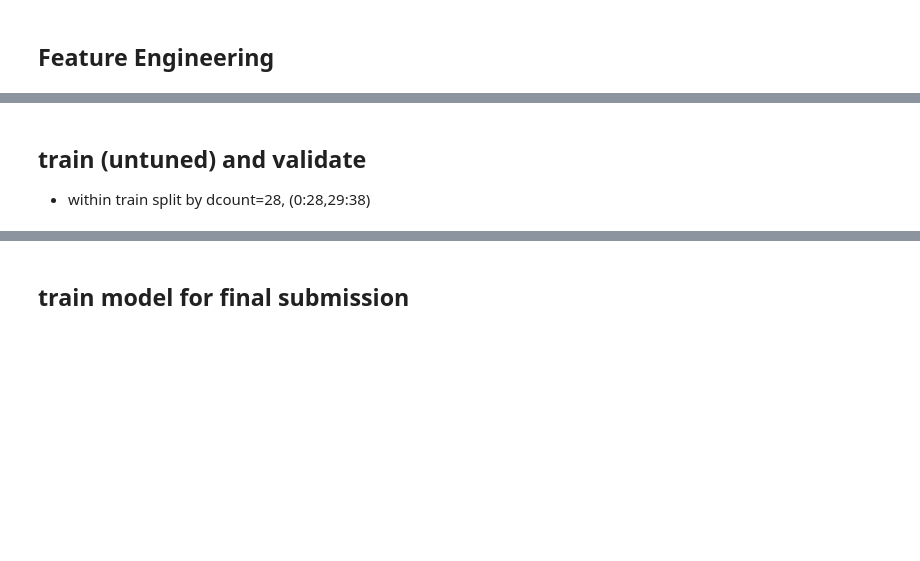
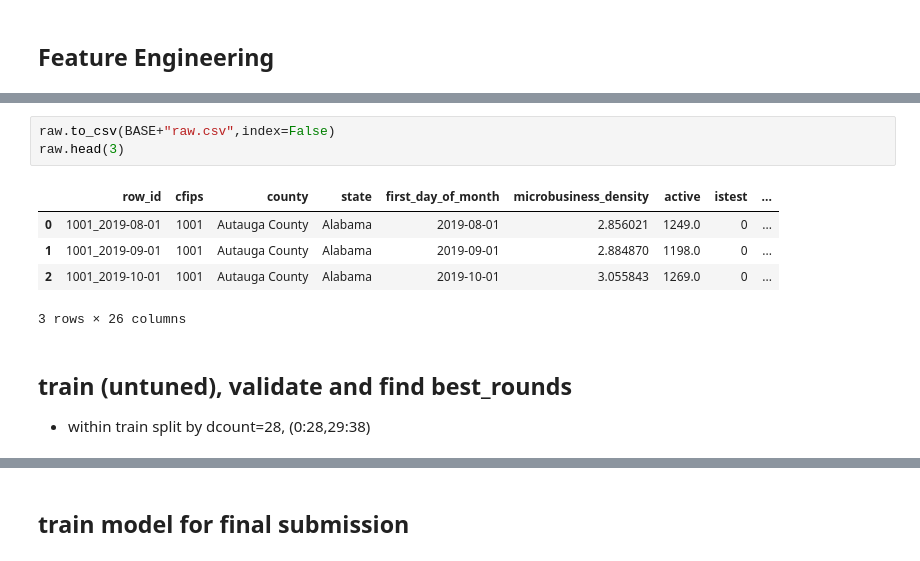
Before and after one commit to monchewharry/kaggle_godaddy, a Jupyter notebook: godaddy-xgb.ipynb, the cells around one changed output, grey strips where cells are left out. Cells and saved outputs as stored; diff of their text form; blank space fills up the shorter version.

```diff
--- a/godaddy-xgb.ipynb
+++ b/godaddy-xgb.ipynb
@@ -150,5 +164,14 @@ raw['lasttarget'].clip(0,10).hist(bins=100)
+# %%
+raw.to_csv(BASE+"raw.csv",index=False)
+raw.head(3)
+# %% [output]
+|  | row_id | cfips | county | state | first_day_of_month | microbusiness_density | active | istest | ... |
+| 0 | 1001_2019-08-01 | 1001 | Autauga County | Alabama | 2019-08-01 | 2.856021 | 1249.0 | 0 | ... |
+| 1 | 1001_2019-09-01 | 1001 | Autauga County | Alabama | 2019-09-01 | 2.884870 | 1198.0 | 0 | ... |
+| 2 | 1001_2019-10-01 | 1001 | Autauga County | Alabama | 2019-10-01 | 3.055843 | 1269.0 | 0 | ... |
+3 rows × 26 columns
 # %% [markdown]
-## train (untuned) and validate
+## train (untuned), validate and find best_rounds
 
 - within train split by dcount=28, (0:28,29:38)
 # %%
```
Also changed, not shown: parts of 30 cells of this notebook, 5 other files.
